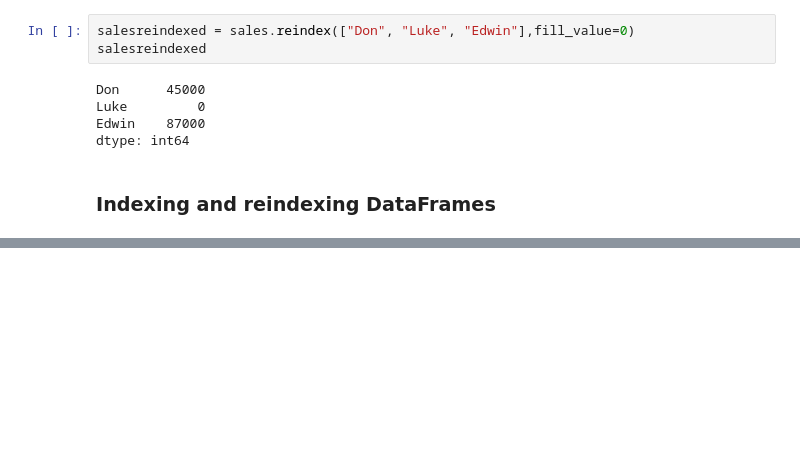
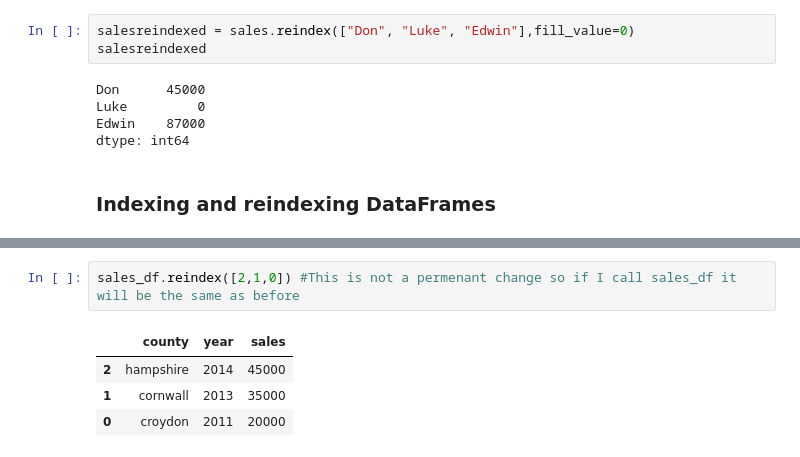
Before and after one commit to cdhutchings/pythonda, a Jupyter notebook: pandas_intro.ipynb, the cells around one changed output, grey strips where cells are left out. Drawn from its saved outputs; the diff is of its cells as text; blank space fills up the shorter version.

```diff
--- a/pandas_intro.ipynb
+++ b/pandas_intro.ipynb
@@ -276,0 +288,7 @@ dtype: int64
+# %%
+sales_df.reindex([2,1,0]) #This is not a permenant change so if I call sales_df it will be the same as before
+# %% [output]
+|  | county | year | sales |
+| 2 | hampshire | 2014 | 45000 |
+| 1 | cornwall | 2013 | 35000 |
+| 0 | croydon | 2011 | 20000 |
```
Also changed, not shown: parts of 20 cells of this notebook.
